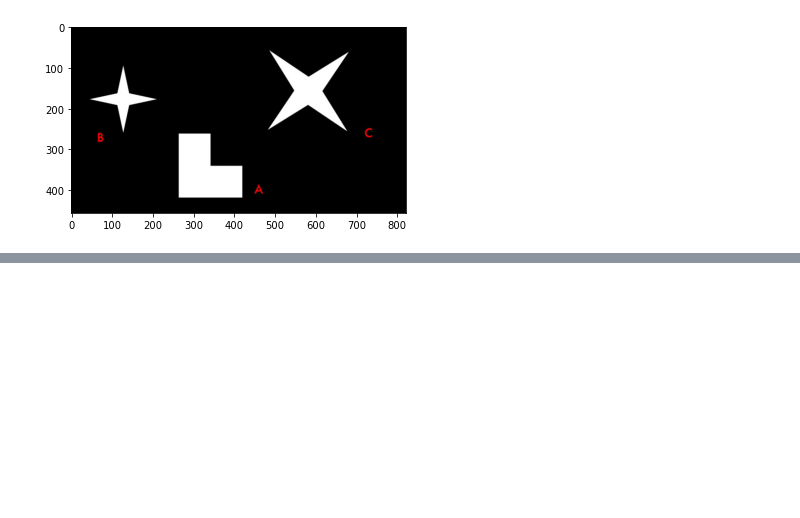
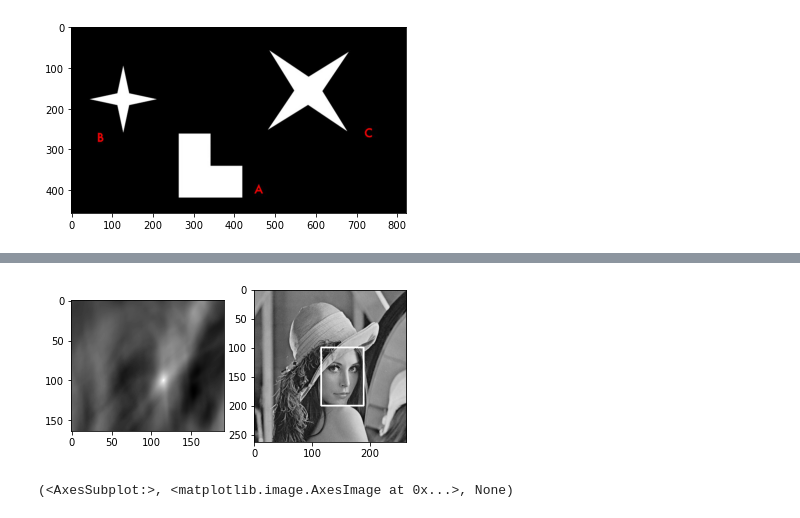
Before and after one commit to doubleZ0108/Computer-Vision-PKU, a Jupyter notebook: docs/opencv/opencv-study.ipynb, the cells around one changed output, grey strips where cells are left out. Saved outputs shown, nothing was run; the diff lists cells and outputs as text; code cells hidden in the pictures; blank space fills up the shorter version.

Commit message:
:alembic:match template

```diff
--- a/docs/opencv/opencv-study.ipynb
+++ b/docs/opencv/opencv-study.ipynb
@@ -702,0 +718,17 @@ plt.imshow(img[:,:,::-1])
+# %%
+img = cv2.imread('../../resources/opencv/lena.jpg', 0)
+template = img[100:200, 115:188]    # 裁出来一块当要寻找的位置
+h, w = template.shape[:2]
+
+# 匹配
+res = cv2.matchTemplate(img, template, cv2.TM_CCOEFF)       # 概率值图像
+min_val, max_val, min_loc, max_loc = cv2.minMaxLoc(res)     # 最大匹配值坐标，得到左上角坐标
+
+left_top = max_loc
+right_bottom = (left_top[0]+w, left_top[1]+h)
+cv2.rectangle(img, left_top, right_bottom, 255, 2)
+plt.subplot(121), plt.imshow(res, cmap='gray')
+plt.subplot(122), plt.imshow(img, cmap='gray'), plt.show()
+# %% [output]
+[figure, added]
+(<AxesSubplot:>, <matplotlib.image.AxesImage at 0x...>, None)
```
Also changed, not shown: parts of 2 cells of this notebook.
